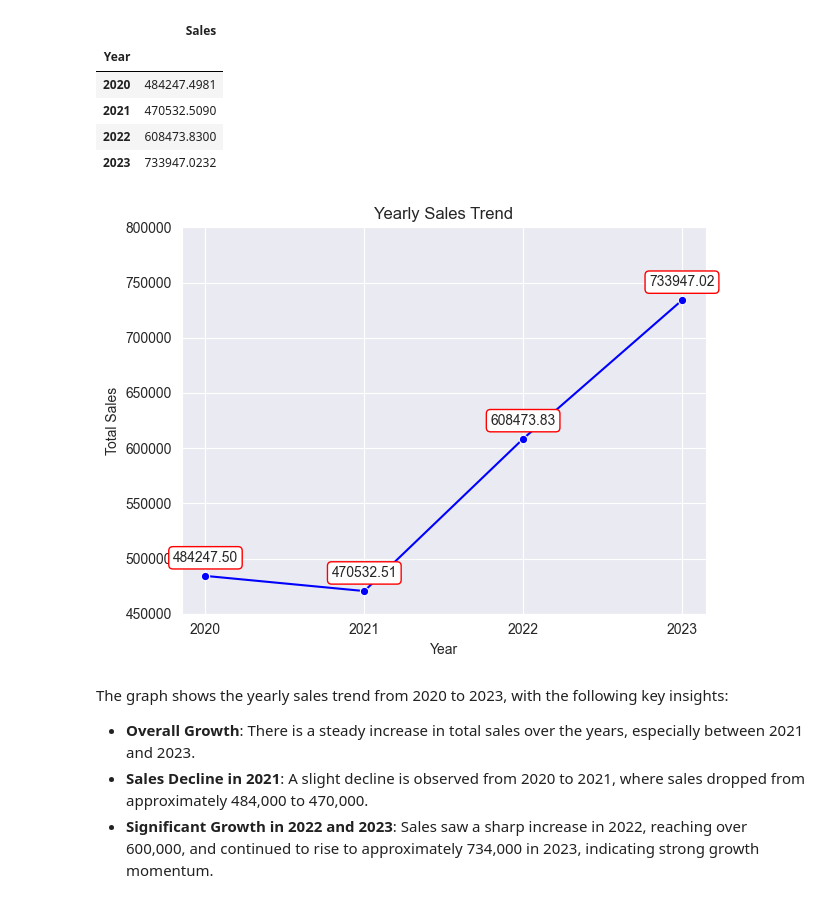
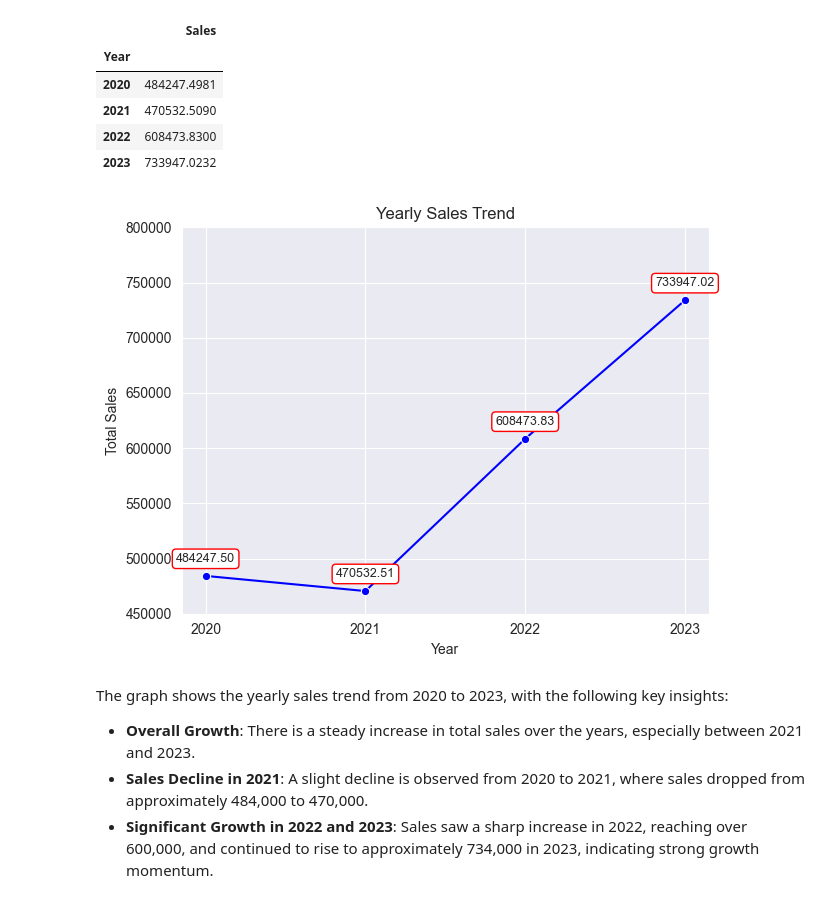
Before and after one commit to anovyn19/AWS-Sales-SaaS, a Jupyter notebook: Saas_Sales.ipynb, the cells around one changed output. Drawn from its saved outputs; the diff is of its cells as text; code cells hidden in the pictures.

```diff
--- a/Saas_Sales.ipynb
+++ b/Saas_Sales.ipynb
@@ -560,22 +558,22 @@ sales_yearly
 # %%
 sns.lineplot(data=sales_yearly, x=sales_yearly.index, y='Sales', color='blue', marker='o')
 
 # Add annotation
 for i, value in enumerate(sales_yearly['Sales']):
     plt.annotate(f'{value:.2f}', (sales_yearly.index[i], value), ha='center', va='bottom',
-                 xytext=(0, 8), textcoords='offset points', fontsize=10,
+                 xytext=(0, 8), textcoords='offset points', fontsize=9,
                  bbox=dict(facecolor='white', edgecolor='red', boxstyle='round,pad=0.3'))
 
 plt.ylim(4.5e5,8e5)
 plt.title('Yearly Sales Trend')
 plt.xlabel('Year')
 plt.ylabel('Total Sales')
 plt.tight_layout()
 plt.grid(True)  # Adding grid
 
 plt.show()
 # %% [output]
-[figure, old version]
+[figure, new version]
 # %% [markdown]
 The graph shows the yearly sales trend from 2020 to 2023, with the following key insights:
 
```
Also changed, not shown: parts of 4 cells of this notebook.
